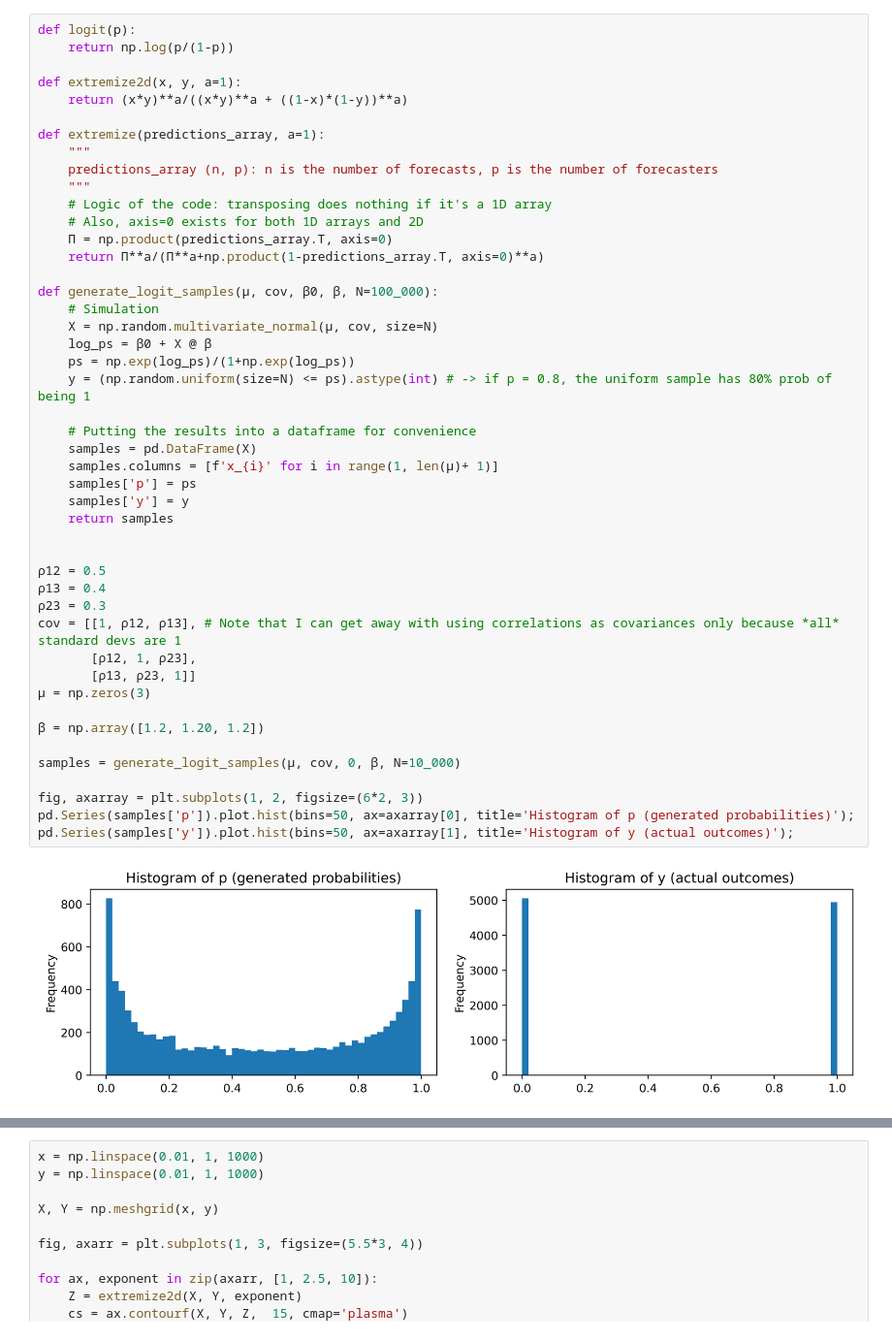
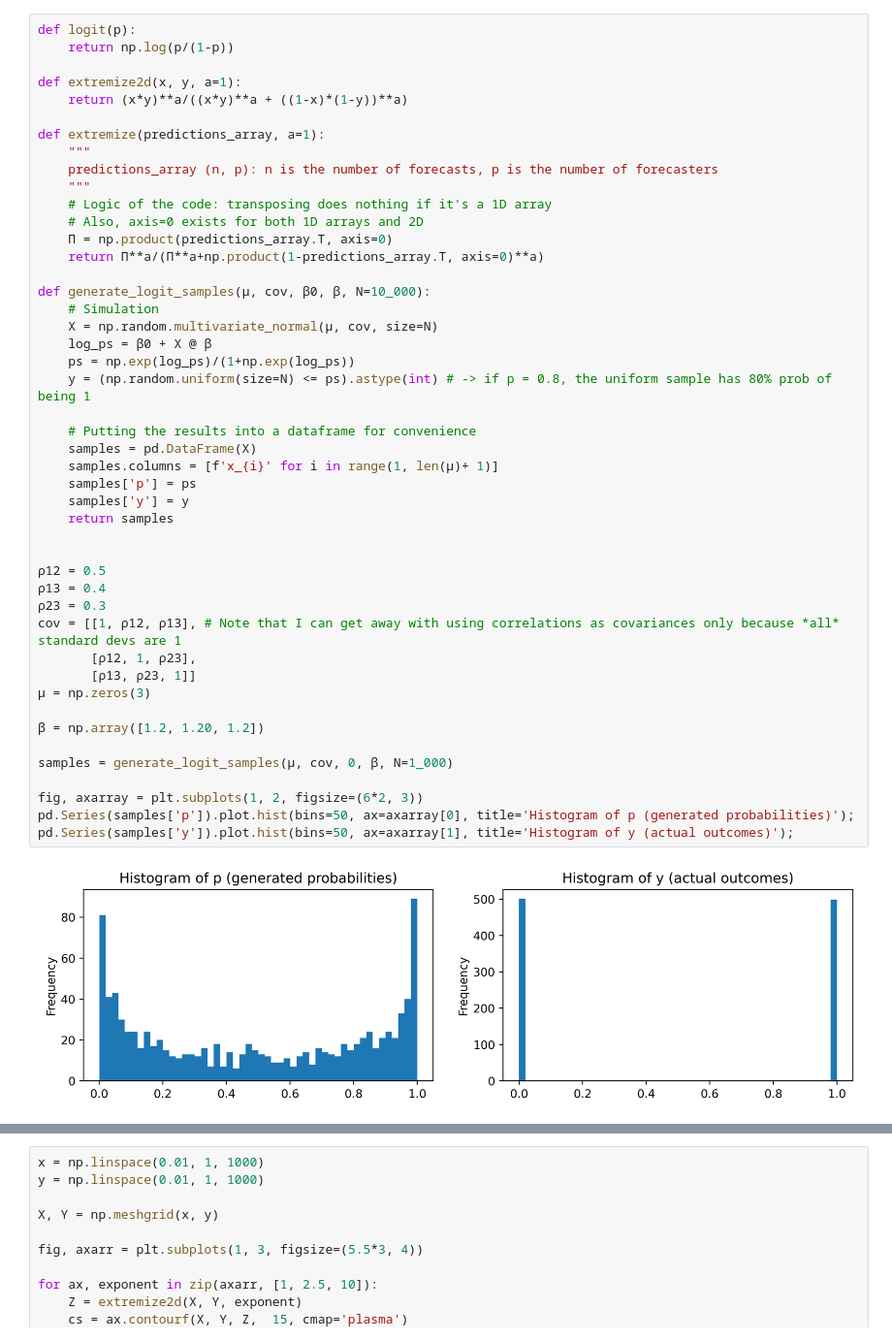
Before and after one commit to PabloIsCoding/simulated_worlds, a Jupyter notebook: Extremizing.ipynb, the cells around one changed output, grey strips where cells are left out. Shown at 97% size. Drawn from its saved outputs; the diff is of its cells as text.

```diff
--- a/Extremizing.ipynb
+++ b/Extremizing.ipynb
@@ -23,38 +22,38 @@ def extremize(predictions_array, a=1):
     Π = np.product(predictions_array.T, axis=0)
     return Π**a/(Π**a+np.product(1-predictions_array.T, axis=0)**a)
 
-def generate_logit_samples(μ, cov, β0, β, N=100_000):
+def generate_logit_samples(μ, cov, β0, β, N=10_000):
     # Simulation
     X = np.random.multivariate_normal(μ, cov, size=N)
     log_ps = β0 + X @ β
     ps = np.exp(log_ps)/(1+np.exp(log_ps))
     y = (np.random.uniform(size=N) <= ps).astype(int) # -> if p = 0.8, the uniform sample has 80% prob of being 1
 
     # Putting the results into a dataframe for convenience
     samples = pd.DataFrame(X)
     samples.columns = [f'x_{i}' for i in range(1, len(μ)+ 1)]
     samples['p'] = ps
     samples['y'] = y
     return samples
 
 
 ρ12 = 0.5
 ρ13 = 0.4
 ρ23 = 0.3
 cov = [[1, ρ12, ρ13], # Note that I can get away with using correlations as covariances only because *all* standard devs are 1
        [ρ12, 1, ρ23],
        [ρ13, ρ23, 1]]
 μ = np.zeros(3)
 
 β = np.array([1.2, 1.20, 1.2])
 
-samples = generate_logit_samples(μ, cov, 0, β, N=10_000)
+samples = generate_logit_samples(μ, cov, 0, β, N=1_000)
 
 fig, axarray = plt.subplots(1, 2, figsize=(6*2, 3))
 pd.Series(samples['p']).plot.hist(bins=50, ax=axarray[0], title='Histogram of p (generated probabilities)');
 pd.Series(samples['y']).plot.hist(bins=50, ax=axarray[1], title='Histogram of y (actual outcomes)');
 # %% [output]
-[figure, old version]
+[figure, new version]
 # %%
 samples = sm.add_constant(samples)
 
```
Also changed, not shown: parts of 5 cells of this notebook.
